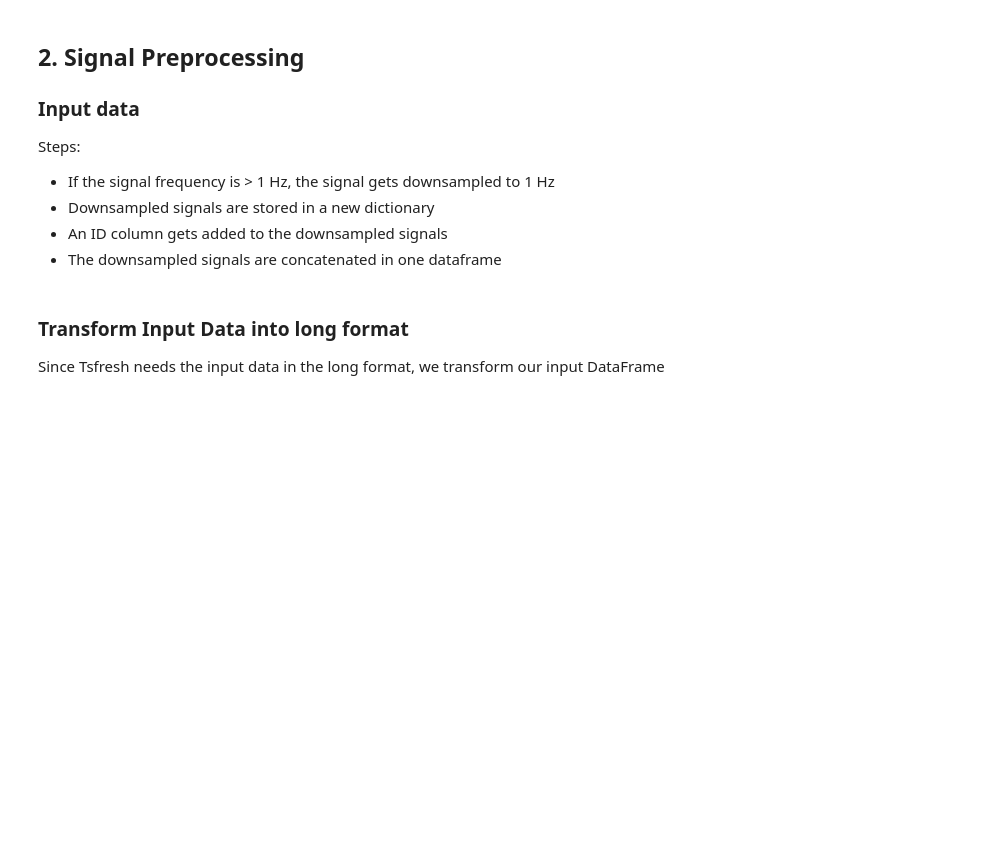
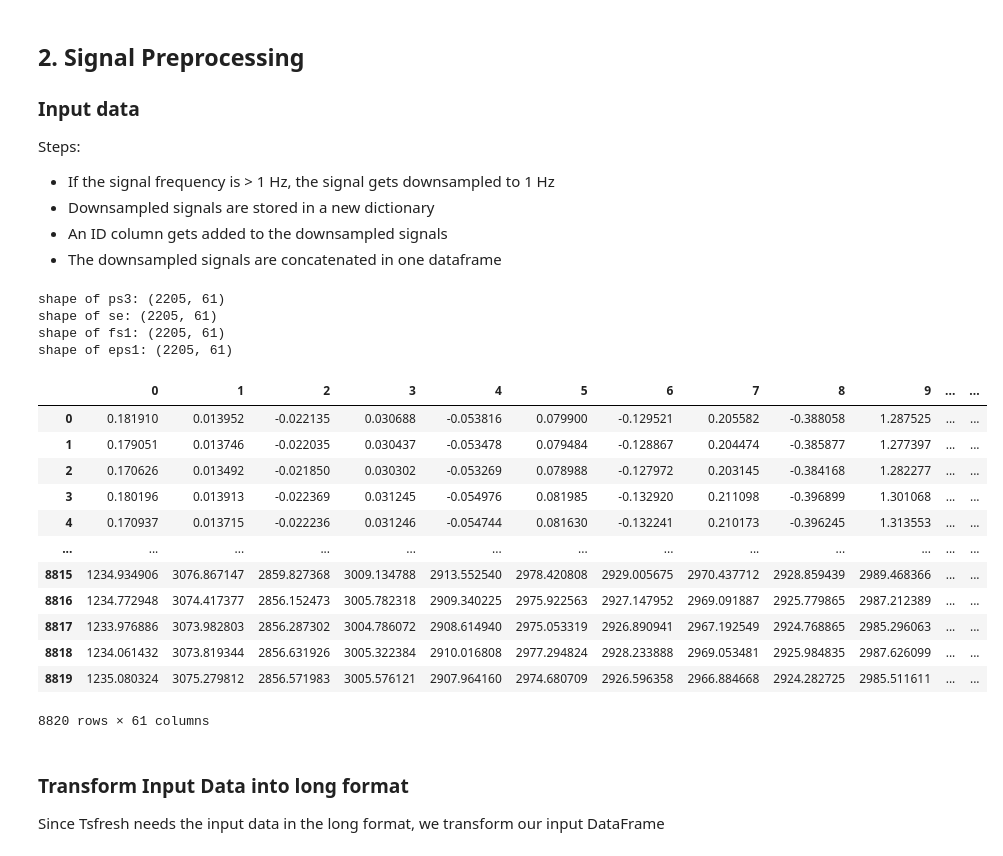
Before and after one commit to danielsaiger1/uni_projects, a Jupyter notebook: python_advanced/final_project/feature_extraction_tsfresh.ipynb, the cells around one changed output. Cells and saved outputs as stored; diff of their text form; code cells hidden in the pictures; blank space fills up the shorter version.

```diff
--- a/python_advanced/final_project/feature_extraction_tsfresh.ipynb
+++ b/python_advanced/final_project/feature_extraction_tsfresh.ipynb
@@ -78,37 +103,59 @@ Steps:
     <li>The downsampled signals are concatenated in one dataframe</li>
 </ul>
 # %%
-df_list = ['se', 'fs1', 'ps3']
+df_list = ['ps3', 'se', 'fs1', 'eps1']
 
 df_downsampled = {}
 
 for df in df_list:
     filtered_signals = []  # Reset for each DataFrame
     if data[df].shape[1] == 6000:
         downsample_factor = 100
         for i in range(data[df].shape[0]):
             row = data[df].iloc[i].values  # Extract row as a 1D array
             filtered_signal = decimate(row, downsample_factor, ftype='fir')  # Downsample
             filtered_signals.append(filtered_signal)  # Store the result
         # Create a new DataFrame with the filtered signals and add the 'id' column
         df_downsampled[df] = pd.DataFrame(filtered_signals)
         df_downsampled[df]["id"] = df_downsampled[df].index
 
     elif data[df].shape[1] == 600:
         downsample_factor = 10
         for i in range(data[df].shape[0]):
             row = data[df].iloc[i].values  # Extract row as a 1D array
             filtered_signal = decimate(row, downsample_factor, ftype='fir')  # Downsample
             filtered_signals.append(filtered_signal)  # Store the result
         # Create a new DataFrame with the filtered signals and add the 'id' column
         df_downsampled[df] = pd.DataFrame(filtered_signals)
         df_downsampled[df]["id"] = df_downsampled[df].index
 
     else:
         df_downsampled[df] = data[df]
         df_downsampled[df]["id"] = df_downsampled[df].index
 
+
+for i in df_downsampled.keys():
+    print(f"shape of {i}: {df_downsampled[i].shape}")
+
 # Combine all DataFrames
 df_combined = pd.concat([df_downsampled[df] for df in df_list], ignore_index=True)
 
 df_combined
+# %% [output]
+shape of ps3: (2205, 61)
+shape of se: (2205, 61)
+shape of fs1: (2205, 61)
+shape of eps1: (2205, 61)
+|  | 0 | 1 | 2 | 3 | 4 | 5 | 6 | 7 | 8 | 9 | ... | ... |
+| 0 | 0.181910 | 0.013952 | -0.022135 | 0.030688 | -0.053816 | 0.079900 | -0.129521 | 0.205582 | -0.388058 | 1.287525 | ... | ... |
+| 1 | 0.179051 | 0.013746 | -0.022035 | 0.030437 | -0.053478 | 0.079484 | -0.128867 | 0.204474 | -0.385877 | 1.277397 | ... | ... |
+| 2 | 0.170626 | 0.013492 | -0.021850 | 0.030302 | -0.053269 | 0.078988 | -0.127972 | 0.203145 | -0.384168 | 1.282277 | ... | ... |
+| 3 | 0.180196 | 0.013913 | -0.022369 | 0.031245 | -0.054976 | 0.081985 | -0.132920 | 0.211098 | -0.396899 | 1.301068 | ... | ... |
+| 4 | 0.170937 | 0.013715 | -0.022236 | 0.031246 | -0.054744 | 0.081630 | -0.132241 | 0.210173 | -0.396245 | 1.313553 | ... | ... |
+| ... | ... | ... | ... | ... | ... | ... | ... | ... | ... | ... | ... | ... |
+| 8815 | 1234.934906 | 3076.867147 | 2859.827368 | 3009.134788 | 2913.552540 | 2978.420808 | 2929.005675 | 2970.437712 | 2928.859439 | 2989.468366 | ... | ... |
+| 8816 | 1234.772948 | 3074.417377 | 2856.152473 | 3005.782318 | 2909.340225 | 2975.922563 | 2927.147952 | 2969.091887 | 2925.779865 | 2987.212389 | ... | ... |
+| 8817 | 1233.976886 | 3073.982803 | 2856.287302 | 3004.786072 | 2908.614940 | 2975.053319 | 2926.890941 | 2967.192549 | 2924.768865 | 2985.296063 | ... | ... |
+| 8818 | 1234.061432 | 3073.819344 | 2856.631926 | 3005.322384 | 2910.016808 | 2977.294824 | 2928.233888 | 2969.053481 | 2925.984835 | 2987.626099 | ... | ... |
+| 8819 | 1235.080324 | 3075.279812 | 2856.571983 | 3005.576121 | 2907.964160 | 2974.680709 | 2926.596358 | 2966.884668 | 2924.282725 | 2985.511611 | ... | ... |
+8820 rows × 61 columns
```
Also changed, not shown: parts of 12 cells of this notebook.
